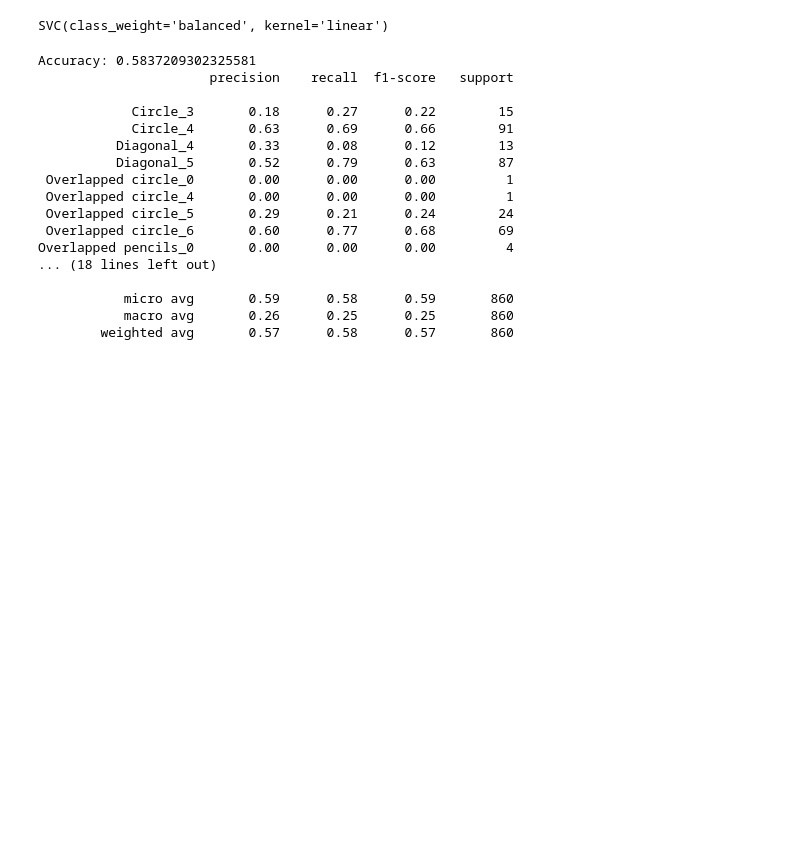
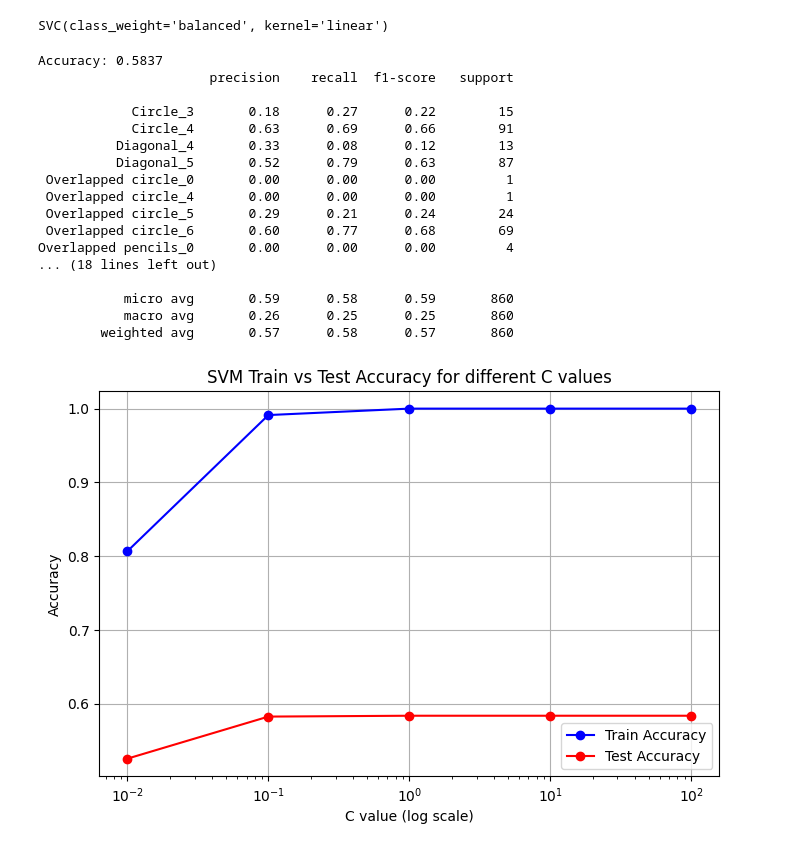
Before and after one commit to Mahaburalam/BOT2Vision-automated-hand-drawn-shapes-scoring, a Jupyter notebook: SVM.ipynb, the cells around one changed output. Cells and saved outputs as stored; diff of their text form; code cells hidden in the pictures; blank space fills up the shorter version.

```diff
--- a/SVM.ipynb
+++ b/SVM.ipynb
@@ -90,7 +93,8 @@ SVC(class_weight='balanced', kernel='linear')
 y_pred = clf.predict(X_test)
 
 # Accuracy
-print("Accuracy:", accuracy_score(y_test, y_pred))
+acc = accuracy_score(y_test, y_pred)
+print(f"Accuracy: {acc:.4f}")
 
 # Only include classes present in test set
 unique_test_labels = np.unique(y_test)
@@ -101,7 +105,7 @@ print(classification_report(
     target_names=le.classes_[unique_test_labels]  # corresponding names
 ))
 # %% [output]
-Accuracy: 0.5837209302325581
+Accuracy: 0.5837
                       precision    recall  f1-score   support
 
             Circle_3       0.18      0.27      0.22        15
@@ -118,3 +122,26 @@ Overlapped pencils_0       0.00      0.00      0.00         4
            micro avg       0.59      0.58      0.59       860
            macro avg       0.26      0.25      0.25       860
         weighted avg       0.57      0.58      0.57       860
+# %%
+# Hyperparameter tuning curves
+C_values = [0.01, 0.1, 1, 10, 100]
+train_acc, val_acc = [], []
+
+for C in C_values:
+    clf = SVC(kernel='linear', C=C, class_weight='balanced')
+    clf.fit(X_train, y_train)
+    train_acc.append(clf.score(X_train, y_train))
+    val_acc.append(clf.score(X_test, y_test))
+
+plt.figure(figsize=(8,5))
+plt.plot(C_values, train_acc, 'b-o', label='Train Accuracy')
+plt.plot(C_values, val_acc, 'r-o', label='Test Accuracy')
+plt.xscale('log')
+plt.xlabel('C value (log scale)')
+plt.ylabel('Accuracy')
+plt.title('SVM Train vs Test Accuracy for different C values')
+plt.legend()
+plt.grid(True)
+plt.show()
+# %% [output]
+[figure, added]
```
Also changed, not shown: parts of 2 cells of this notebook.
